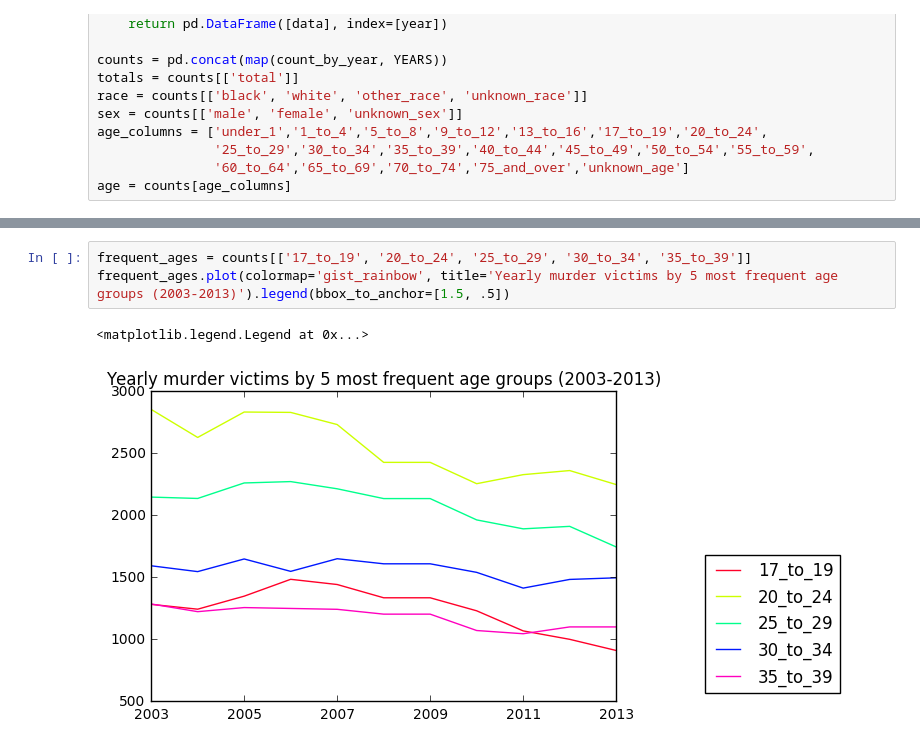
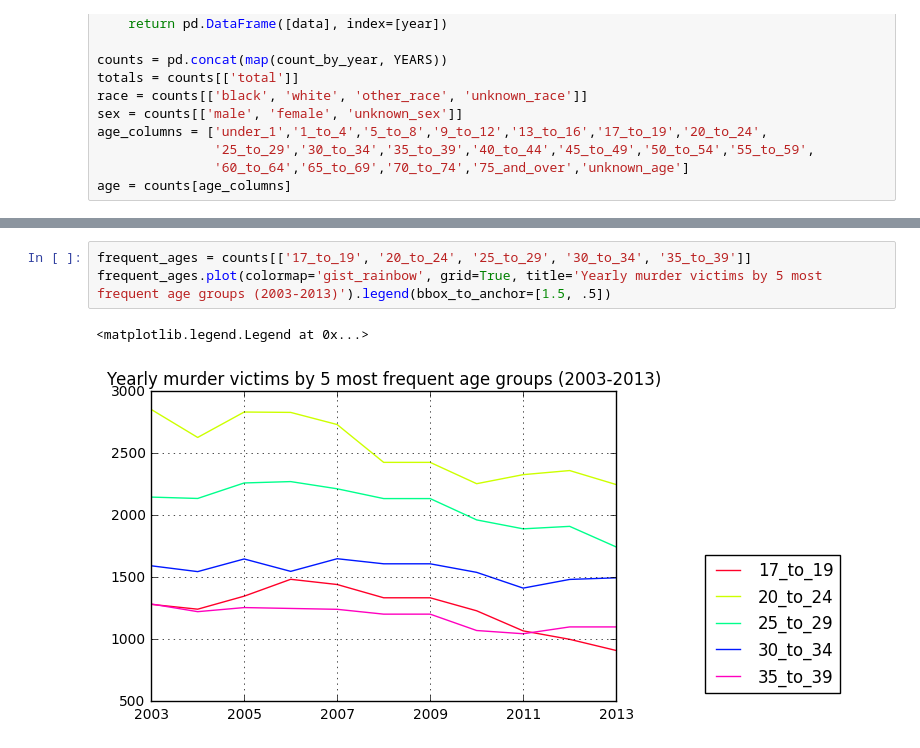
Before and after one commit to jeremiak/fbi-crime-data-explore, a Jupyter notebook: who_gets_killed.ipynb, the cells around one changed output, grey strips where cells are left out. Drawn from its saved outputs; the diff is of its cells as text.

```diff
--- a/who_gets_killed.ipynb
+++ b/who_gets_killed.ipynb
@@ -103,6 +116,6 @@ age.mean().plot(colormap='gist_rainbow', kind='bar', title='Average yearly murde
 # %%
 frequent_ages = counts[['17_to_19', '20_to_24', '25_to_29', '30_to_34', '35_to_39']]
-frequent_ages.plot(colormap='gist_rainbow', title='Yearly murder victims by 5 most frequent age groups (2003-2013)').legend(bbox_to_anchor=[1.5, .5])
+frequent_ages.plot(colormap='gist_rainbow', grid=True, title='Yearly murder victims by 5 most frequent age groups (2003-2013)').legend(bbox_to_anchor=[1.5, .5])
 # %% [output]
 <matplotlib.legend.Legend at 0x...>
-[figure, old version]
+[figure, new version]
```
Also changed, not shown: parts of 10 cells of this notebook.
